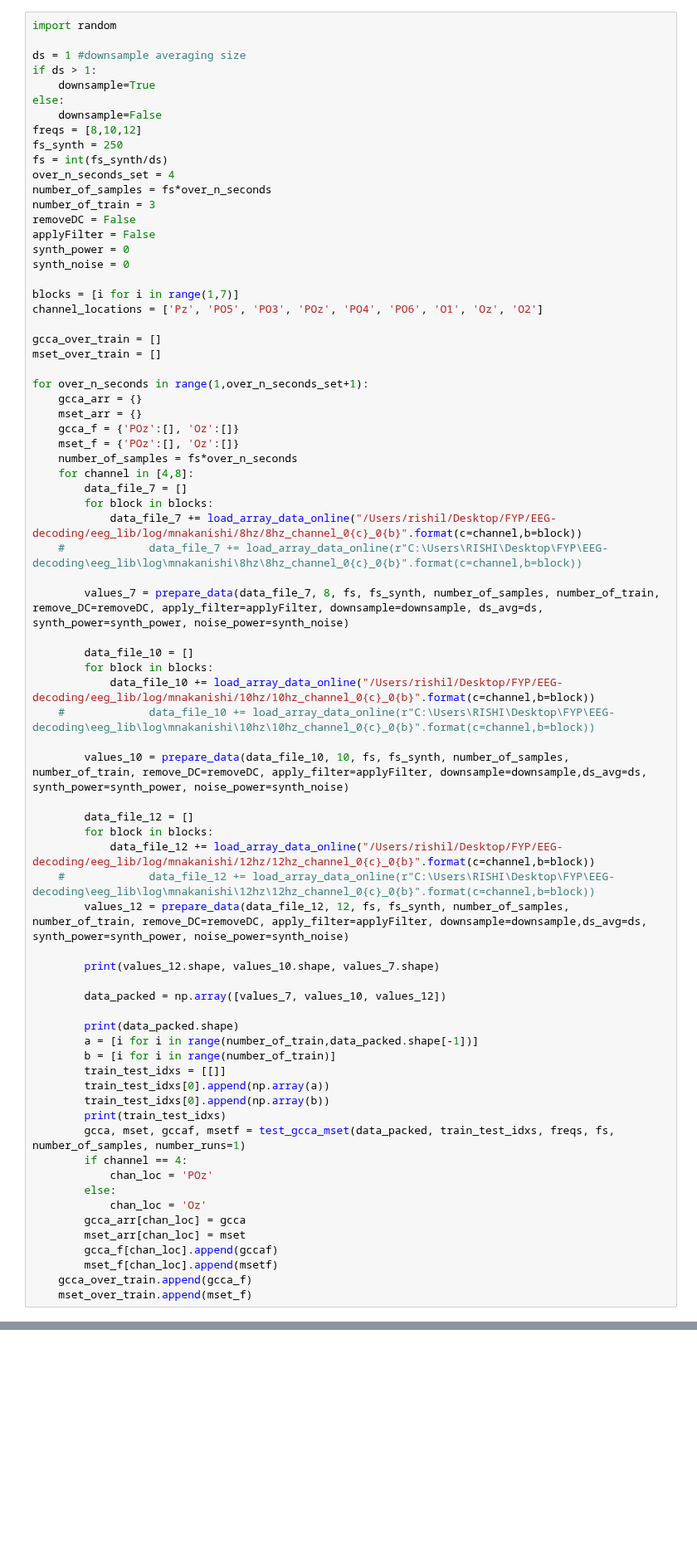
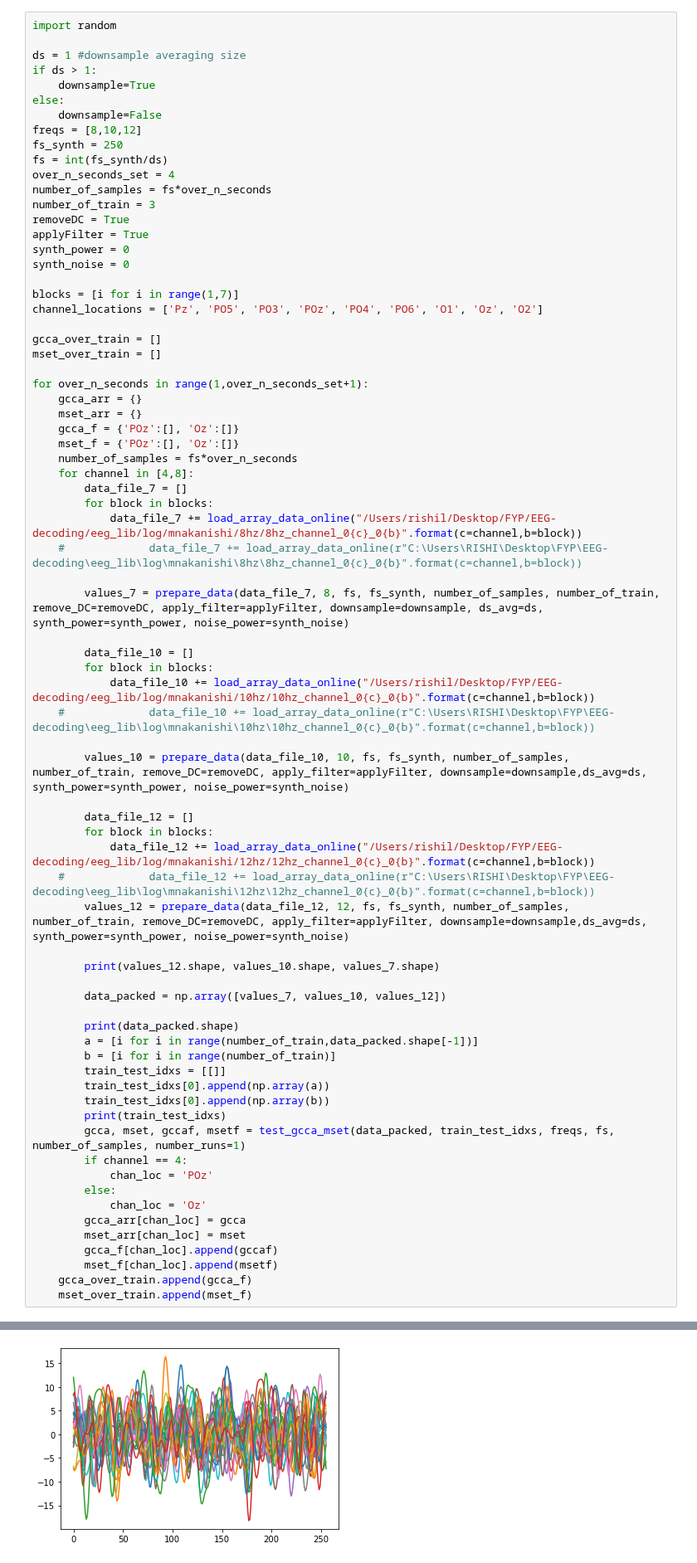
Before and after one commit to yagami009/ding, a Jupyter notebook: Nakanishi Testing.ipynb, the cells around one changed output, grey strips where cells are left out. Shown at 83% size. Drawn from its saved outputs; the diff is of its cells as text; blank space fills up the shorter version.

```diff
--- a/Nakanishi Testing.ipynb
+++ b/Nakanishi Testing.ipynb
@@ -373,8 +633,8 @@ fs = int(fs_synth/ds)
 over_n_seconds_set = 4
 number_of_samples = fs*over_n_seconds
 number_of_train = 3
-removeDC = False
-applyFilter = False
+removeDC = True
+applyFilter = True
 synth_power = 0
 synth_noise = 0
 
@@ -454,3 +714,4 @@ for over_n_seconds in range(1,over_n_seconds_set+1):
+[figure, added]
 # %%
 import json
 
```
Also changed, not shown: parts of 9 cells of this notebook, 10 other files.
